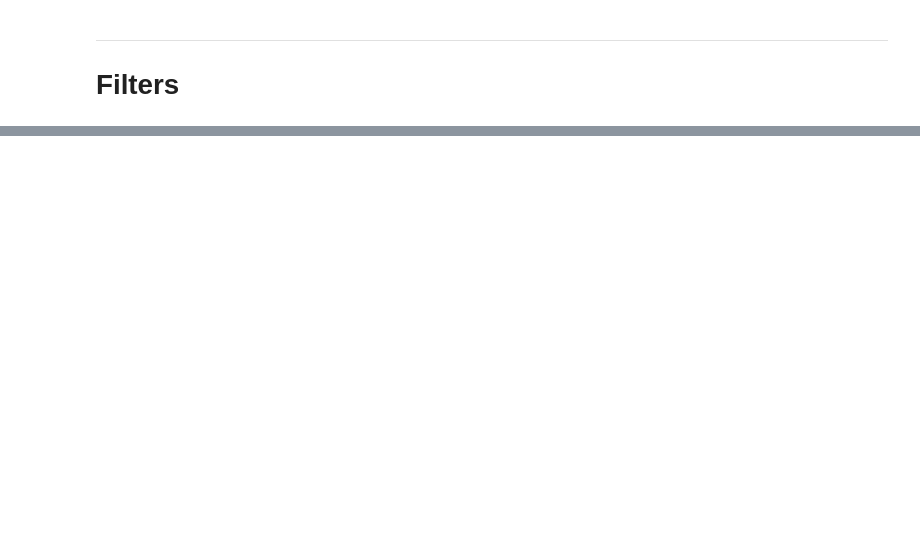
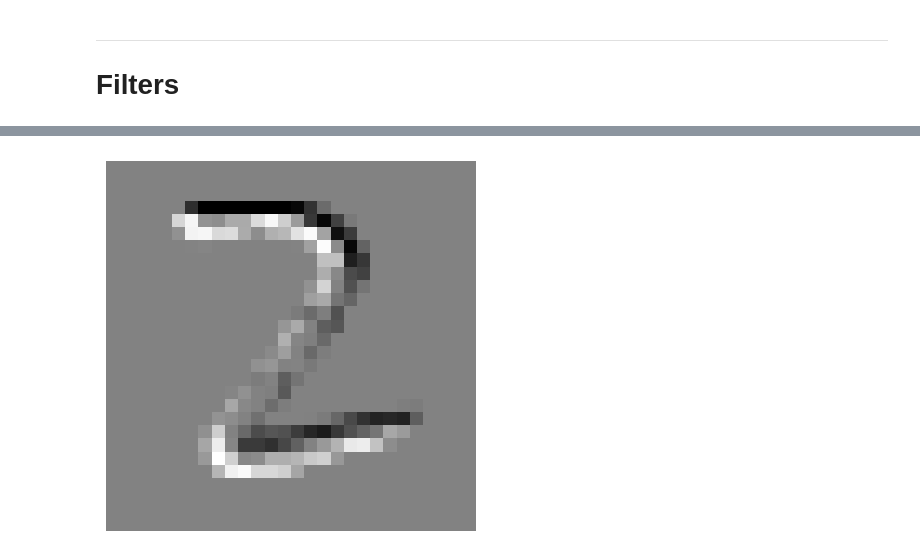
Before and after one commit to subhranil2605/CNN_project_univ, a Jupyter notebook: filters.ipynb, the cells around one changed output, grey strips where cells are left out. Cells and saved outputs as stored; diff of their text form; code cells hidden in the pictures; blank space fills up the shorter version.

```diff
--- a/filters.ipynb
+++ b/filters.ipynb
@@ -99,0 +131,6 @@ def show_image(inp: ndarray):
+# %%
+g_y = conv_2d(img_arr, robert_y)
+
+show_image(g_y)
+# %% [output]
+[figure, added]
```
Also changed, not shown: parts of 31 cells of this notebook.
